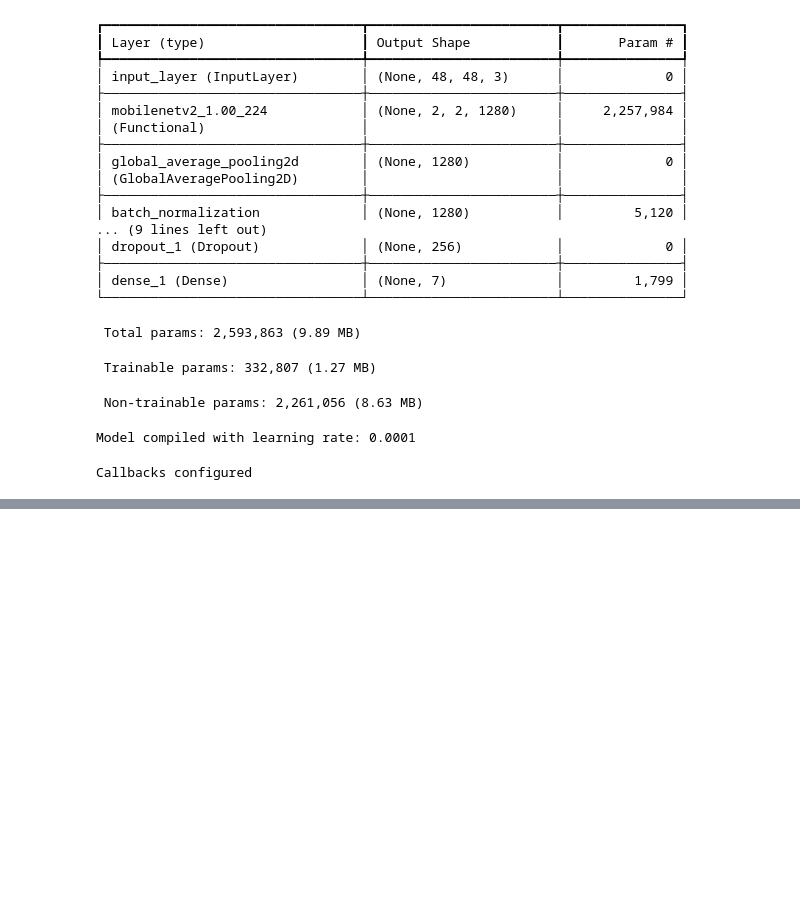
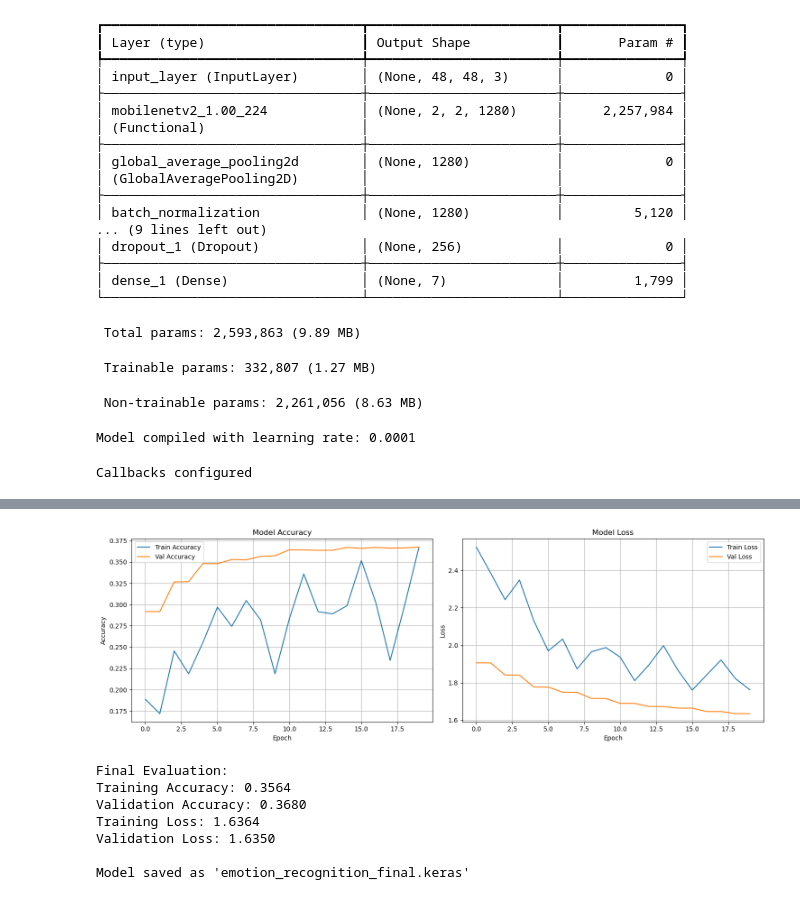
Before and after one commit to frankletsbe/IAT_Deeplearning, a Jupyter notebook: Project/emotion-recognition-optimiser.ipynb, the cells around one changed output, grey strips where cells are left out. Saved outputs shown, nothing was run; the diff lists cells and outputs as text; code cells hidden in the pictures; blank space fills up the shorter version.

```diff
--- a/Project/emotion-recognition-optimiser.ipynb
+++ b/Project/emotion-recognition-optimiser.ipynb
@@ -534,32 +565,39 @@ axes[0].plot(history.history['val_accuracy'], label='Val Accuracy')
 axes[0].set_title('Model Accuracy')
 axes[0].set_xlabel('Epoch')
 axes[0].set_ylabel('Accuracy')
 axes[0].legend()
 axes[0].grid(True)
 
 # Loss plot
 axes[1].plot(history.history['loss'], label='Train Loss')
 axes[1].plot(history.history['val_loss'], label='Val Loss')
 axes[1].set_title('Model Loss')
 axes[1].set_xlabel('Epoch')
 axes[1].set_ylabel('Loss')
 axes[1].legend()
 axes[1].grid(True)
 
 plt.tight_layout()
 plt.savefig('training_history.png', dpi=300, bbox_inches='tight')
 plt.show()
 
 # Final evaluation
 print("\nFinal Evaluation:")
 train_loss, train_acc = model.evaluate(train_set, verbose=0)
 val_loss, val_acc = model.evaluate(validation_set, verbose=0)
 
 print(f"Training Accuracy: {train_acc:.4f}")
 print(f"Validation Accuracy: {val_acc:.4f}")
 print(f"Training Loss: {train_loss:.4f}")
 print(f"Validation Loss: {val_loss:.4f}")
 
-# Save final model
-model.save('emotion_recognition_final.keras')
 print("\nModel saved as 'emotion_recognition_final.keras'")
+# %% [output]
+[figure, added]
+Final Evaluation:
+Training Accuracy: 0.3564
+Validation Accuracy: 0.3680
+Training Loss: 1.6364
+Validation Loss: 1.6350
+
+Model saved as 'emotion_recognition_final.keras'
```
Also changed, not shown: parts of 5 cells of this notebook, 1 other file.
